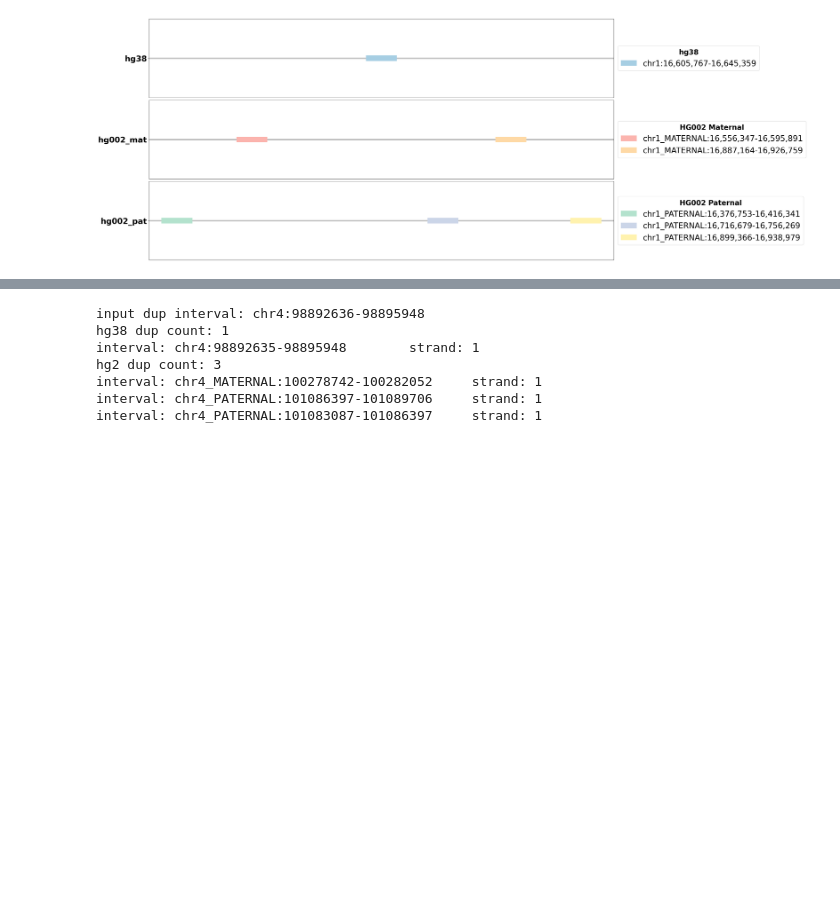
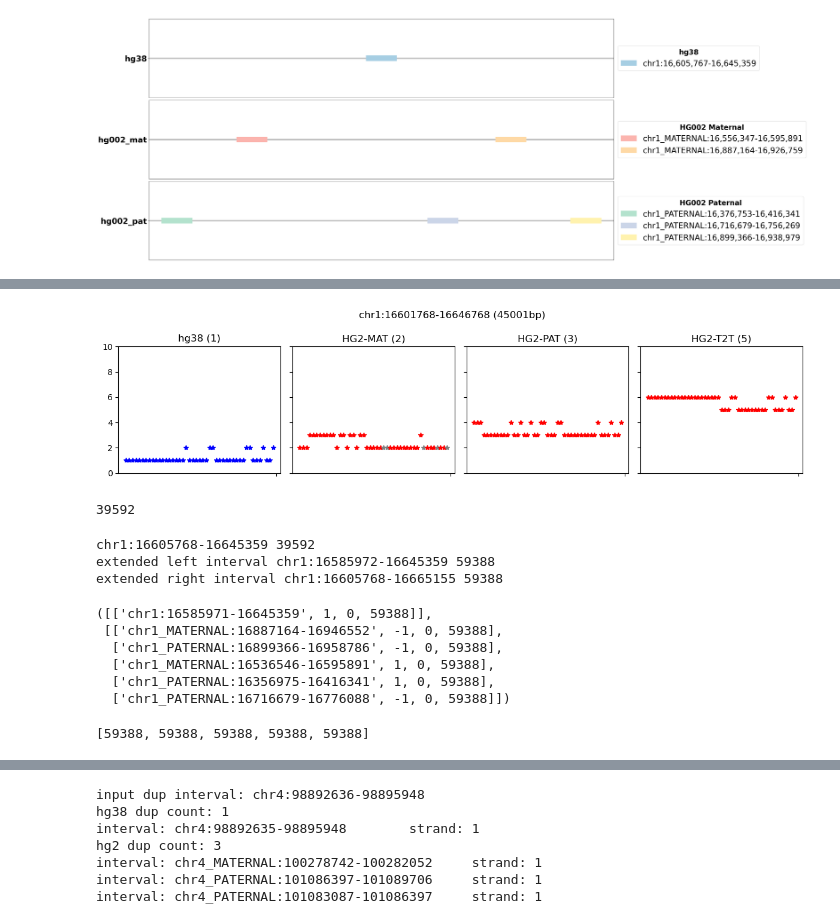
Before and after one commit to broadinstitute/T2T-ACE, a Jupyter notebook: notebooks/dup_dev.ipynb, the cells around one changed output, grey strips where cells are left out. Drawn from its saved outputs; the diff is of its cells as text; code cells hidden in the pictures; blank space fills up the shorter version.

```diff
--- a/notebooks/dup_dev.ipynb
+++ b/notebooks/dup_dev.ipynb
@@ -126,0 +99,4 @@ interval: chr1_PATERNAL:16824030-16866695       strand: 1
+# %%
+# Extend dup interval using the binning alignment method
+extended_dup_interval = "chr1:16601768-16646768"
+extended_dup_eval = duplication_evaluation.eval_dup_interval(extended_dup_interval, ReferenceLocations.hg38, ReferenceLocations.hg002t2t, hg38, hg002t2t)
@@ -126,0 +116,4 @@ interval: chr1_PATERNAL:16824030-16866695       strand: 1
+# %%
+extended_dup_eval.plot_bin_alignment(save=True)
+# %% [output]
+[figure, added]
@@ -126,0 +128,35 @@ interval: chr1_PATERNAL:16824030-16866695       strand: 1
+# %%
+# Try the new method to extend the interval
+ip.interval_size(dup_interval)
+# %% [output]
+39592
+# %%
+chr,pos,end = ip.parse_interval(dup_interval)
+print(dup_interval, ip.interval_size(dup_interval))
+# Extend the interval to the left and right by half of the interval size
+extension_size = int(np.round(ip.interval_size(dup_interval)/2,0))
+# May be the extension size is too small, so I will extend it by the interval size
+#extension_size = ip.interval_size(dup_interval)
+extended_pos = pos - extension_size
+extended_end = end + extension_size
+extended_left_interval = ip.create_interval(chr, extended_pos, end)
+extended_right_interval = ip.create_interval(chr, pos, extended_end)
+print("extended left interval", extended_left_interval, ip.interval_size(extended_left_interval))
+print("extended right interval", extended_right_interval, ip.interval_size(extended_right_interval))
+# %% [output]
+chr1:16605768-16645359 39592
+extended left interval chr1:16585972-16645359 59388
+extended right interval chr1:16605768-16665155 59388
+# %%
+v.align_interval(extended_left_interval, ReferenceLocations.hg38, hg38, hg002t2t)
+# %% [output]
+([['chr1:16585971-16645359', 1, 0, 59388]],
+ [['chr1_MATERNAL:16887164-16946552', -1, 0, 59388],
+  ['chr1_PATERNAL:16899366-16958786', -1, 0, 59388],
+  ['chr1_MATERNAL:16536546-16595891', 1, 0, 59388],
+  ['chr1_PATERNAL:16356975-16416341', 1, 0, 59388],
+  ['chr1_PATERNAL:16716679-16776088', -1, 0, 59388]])
+# %%
+[q_en for interval,strand, q_st, q_en in v.align_interval(extended_right_interval, ReferenceLocations.hg38, hg38, hg002t2t)[1]]
+# %% [output]
+[59388, 59388, 59388, 59388, 59388]
```
Also changed, not shown: parts of 32 cells of this notebook, 3 other files.
